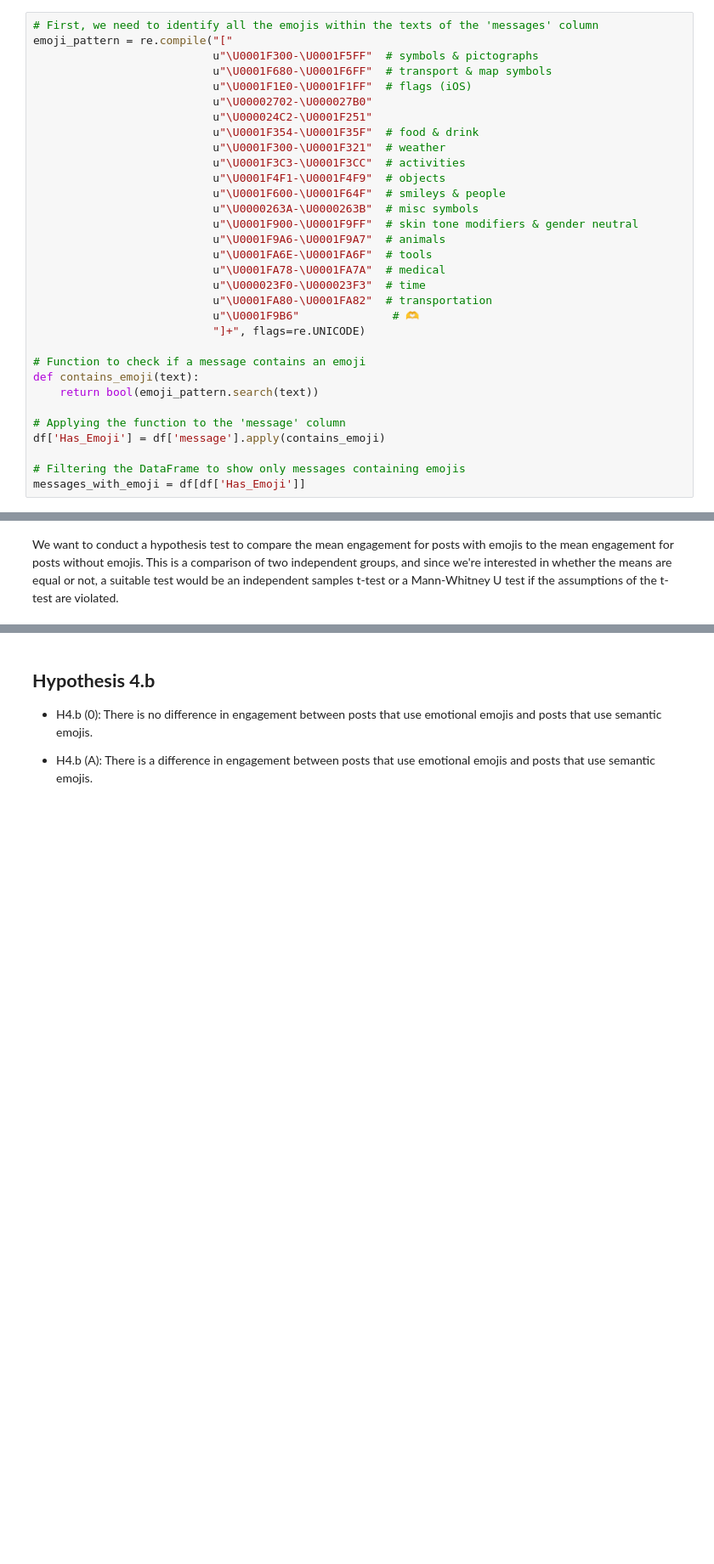
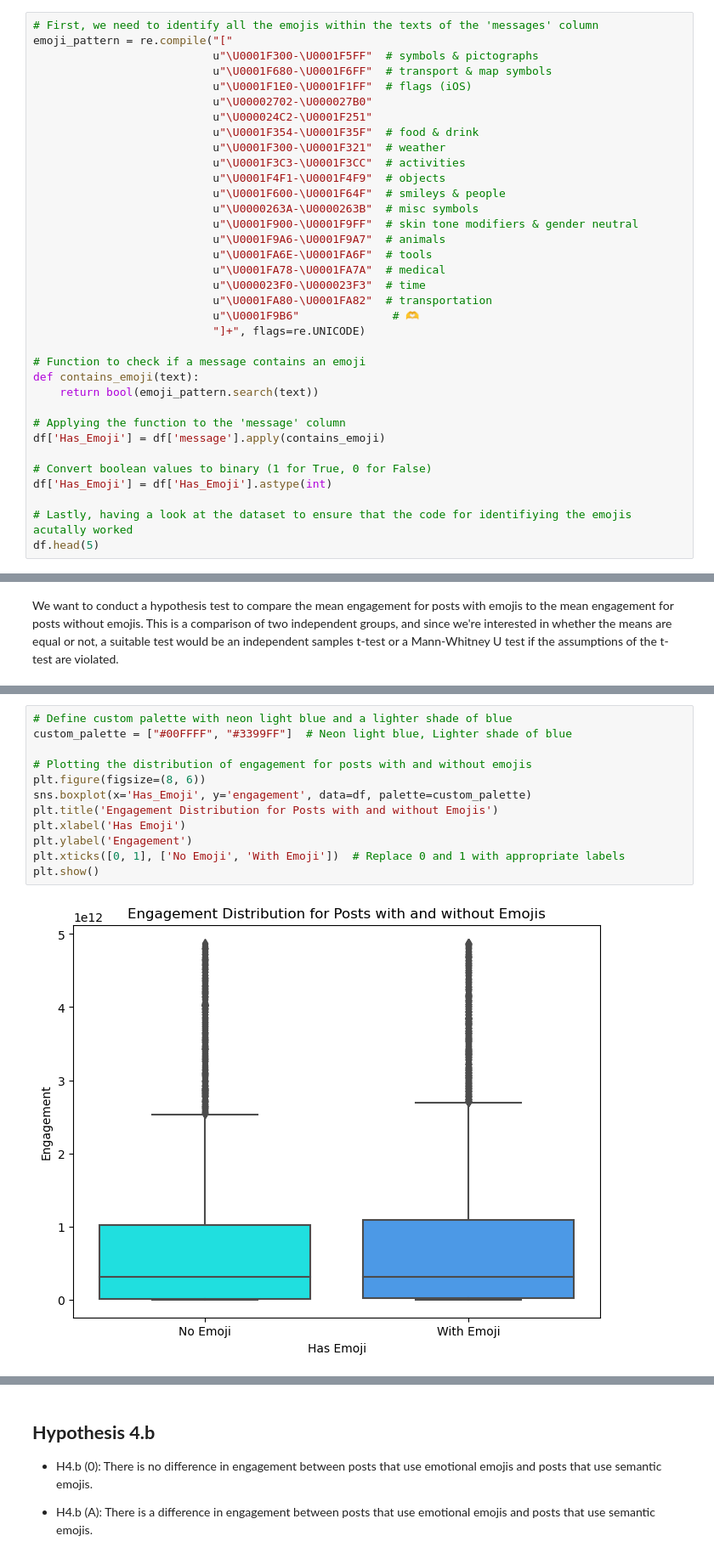
Before and after one commit to crlhbs/Group1_MarketingStrategy, a Jupyter notebook: Testing_H4.ipynb, the cells around one changed output, grey strips where cells are left out. Shown at 85% size. Saved outputs shown, nothing was run; the diff lists cells and outputs as text; blank space fills up the shorter version.

```diff
--- a/Testing_H4.ipynb
+++ b/Testing_H4.ipynb
@@ -52,5 +61,8 @@ def contains_emoji(text):
 # Applying the function to the 'message' column
 df['Has_Emoji'] = df['message'].apply(contains_emoji)
 
-# Filtering the DataFrame to show only messages containing emojis
-messages_with_emoji = df[df['Has_Emoji']]
+# Convert boolean values to binary (1 for True, 0 for False)
+df['Has_Emoji'] = df['Has_Emoji'].astype(int)
+
+# Lastly, having a look at the dataset to ensure that the code for identifiying the emojis acutally worked
+df.head(5)
@@ -307,0 +128,14 @@ Independent samples t-test p-value: 0.8292006104585474
+# %%
+# Define custom palette with neon light blue and a lighter shade of blue
+custom_palette = ["#00FFFF", "#3399FF"]  # Neon light blue, Lighter shade of blue
+
+# Plotting the distribution of engagement for posts with and without emojis
+plt.figure(figsize=(8, 6))
+sns.boxplot(x='Has_Emoji', y='engagement', data=df, palette=custom_palette)
+plt.title('Engagement Distribution for Posts with and without Emojis')
+plt.xlabel('Has Emoji')
+plt.ylabel('Engagement')
+plt.xticks([0, 1], ['No Emoji', 'With Emoji'])  # Replace 0 and 1 with appropriate labels
+plt.show()
+# %% [output]
+[figure, added]
```
Also changed, not shown: parts of 31 cells of this notebook.
